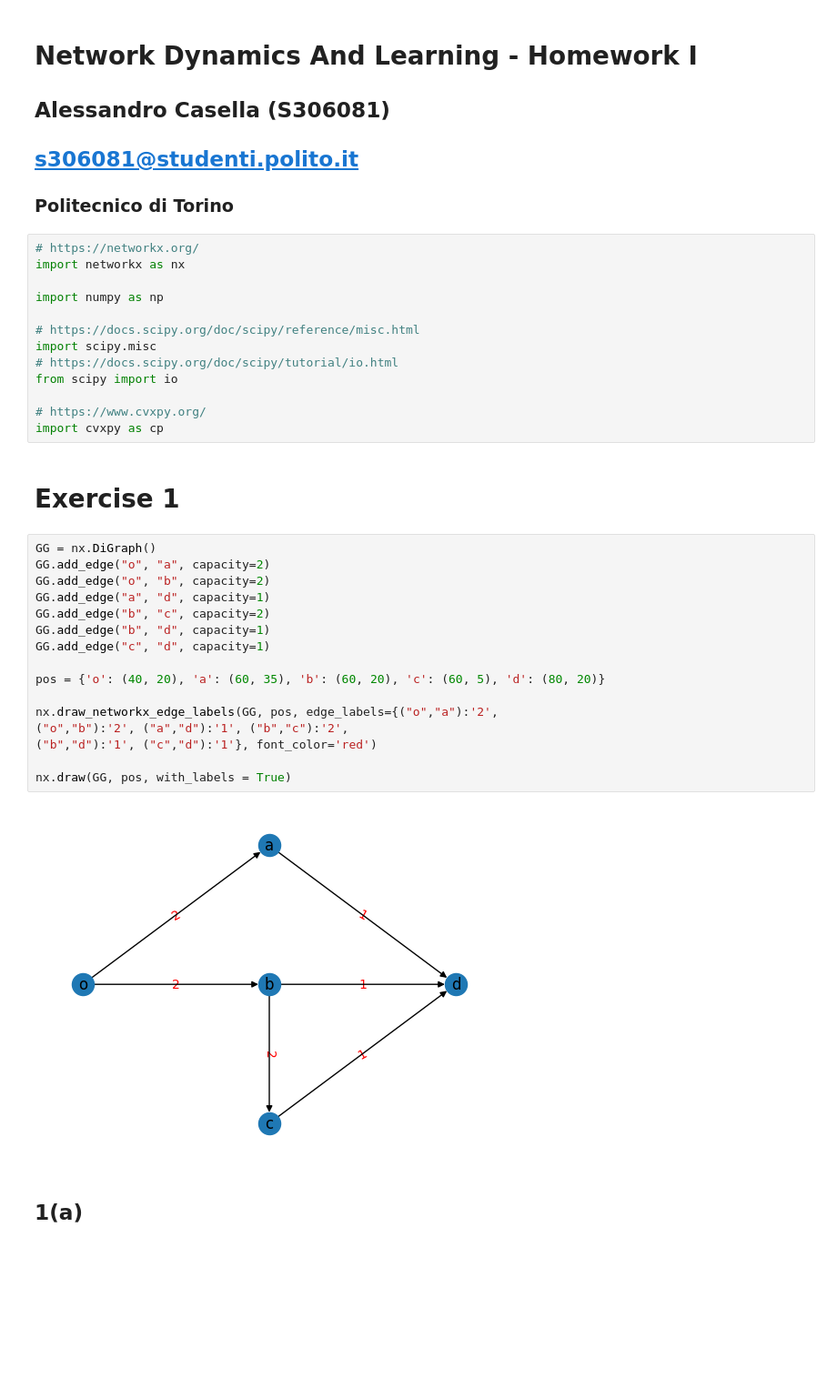
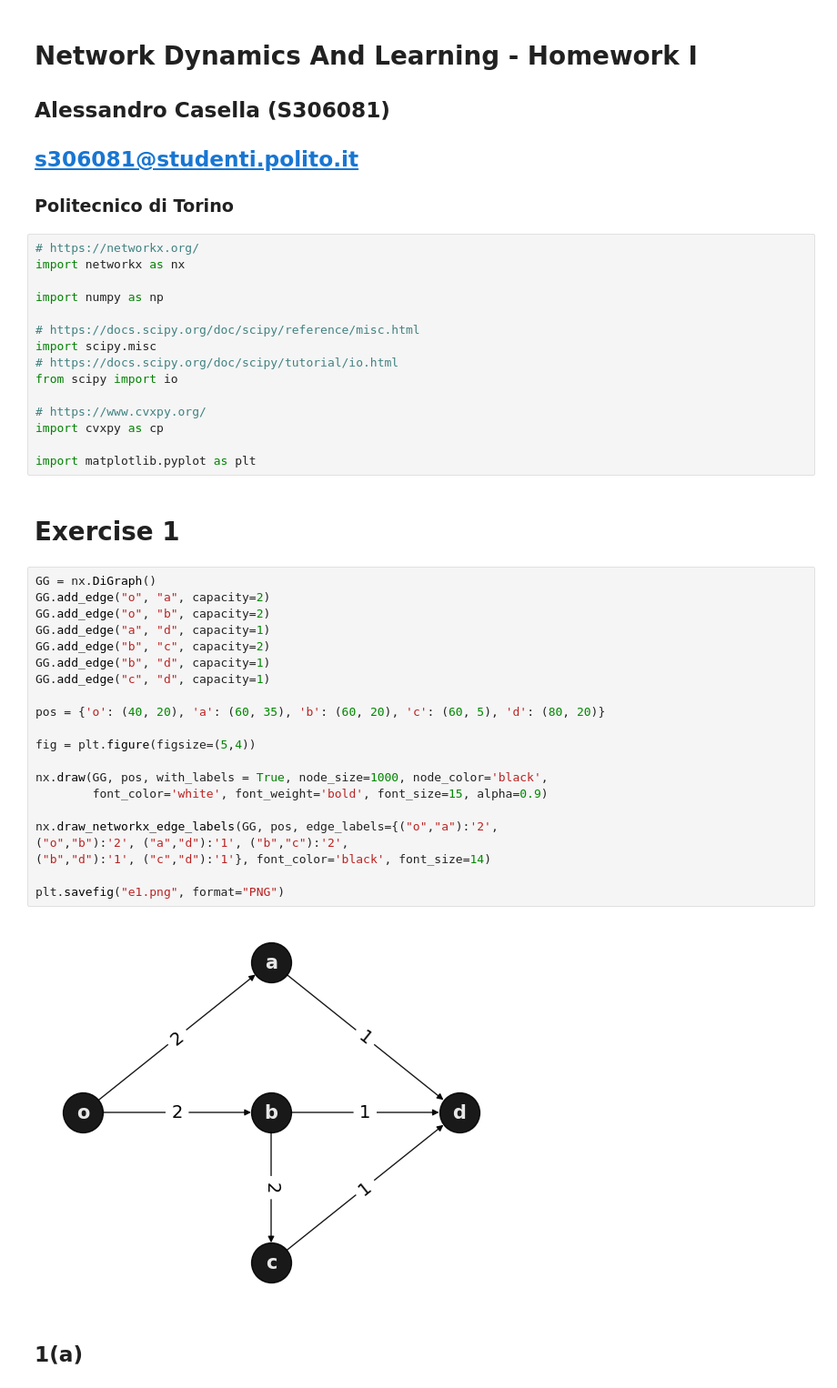
Before and after one commit to alecasel/Network-Dynamics-And-Learning, a Jupyter notebook: h1/Homework1.ipynb, the cells around one changed output. Shown at 91% size. Cells and saved outputs as stored; diff of their text form; blank space fills up the shorter version.

```diff
--- a/h1/Homework1.ipynb
+++ b/h1/Homework1.ipynb
@@ -16,26 +16,33 @@ from scipy import io
 
 # https://www.cvxpy.org/
 import cvxpy as cp
+
+import matplotlib.pyplot as plt
 # %% [markdown]
 # Exercise 1
 # %%
 GG = nx.DiGraph()
 GG.add_edge("o", "a", capacity=2)
 GG.add_edge("o", "b", capacity=2)
 GG.add_edge("a", "d", capacity=1)
 GG.add_edge("b", "c", capacity=2)
 GG.add_edge("b", "d", capacity=1)
 GG.add_edge("c", "d", capacity=1)
 
 pos = {'o': (40, 20), 'a': (60, 35), 'b': (60, 20), 'c': (60, 5), 'd': (80, 20)}
 
+fig = plt.figure(figsize=(5,4))
+
+nx.draw(GG, pos, with_labels = True, node_size=1000, node_color='black',
+        font_color='white', font_weight='bold', font_size=15, alpha=0.9)
+
 nx.draw_networkx_edge_labels(GG, pos, edge_labels={("o","a"):'2',
 ("o","b"):'2', ("a","d"):'1', ("b","c"):'2',
-("b","d"):'1', ("c","d"):'1'}, font_color='red')
+("b","d"):'1', ("c","d"):'1'}, font_color='black', font_size=14)
 
-nx.draw(GG, pos, with_labels = True)
+plt.savefig("e1.png", format="PNG")
 # %% [output]
-[figure, old version]
+[figure, new version]
 # %% [markdown]
 ## 1(a)
 # %%
```
Also changed, not shown: parts of 26 cells of this notebook, 1 other file.
